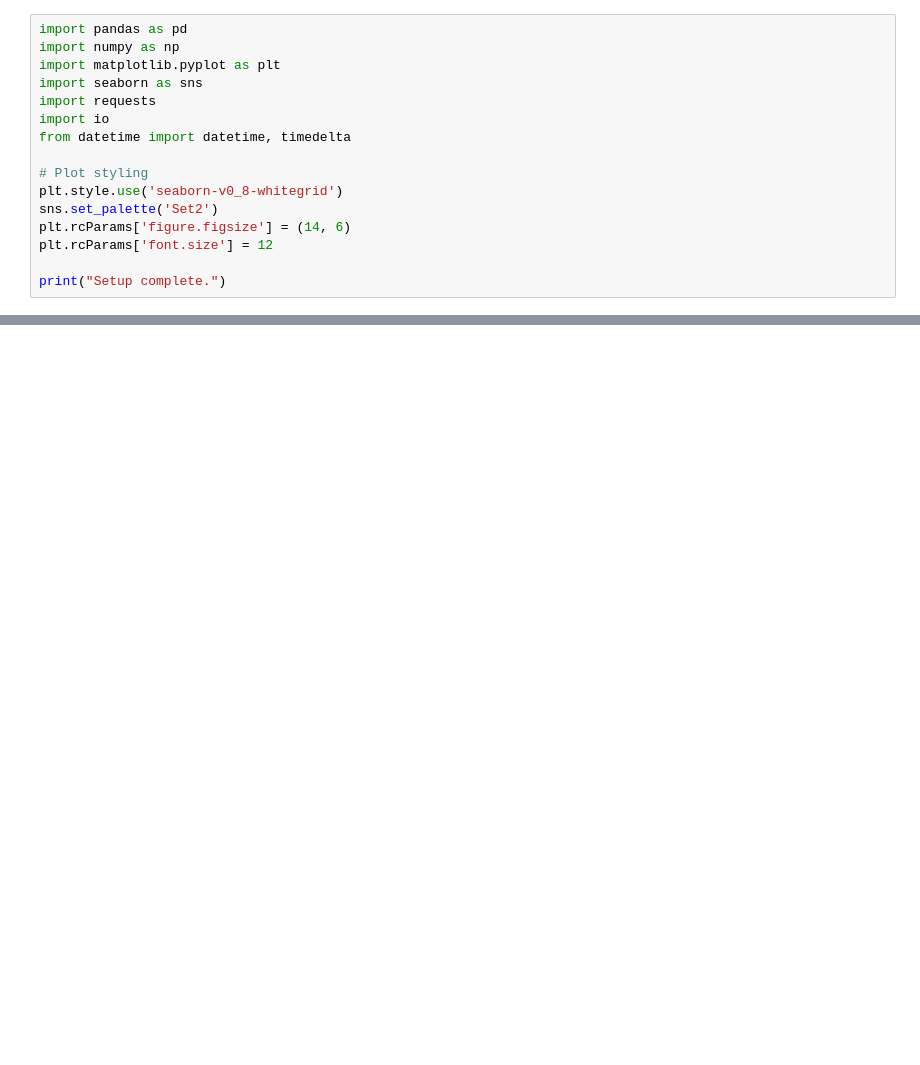
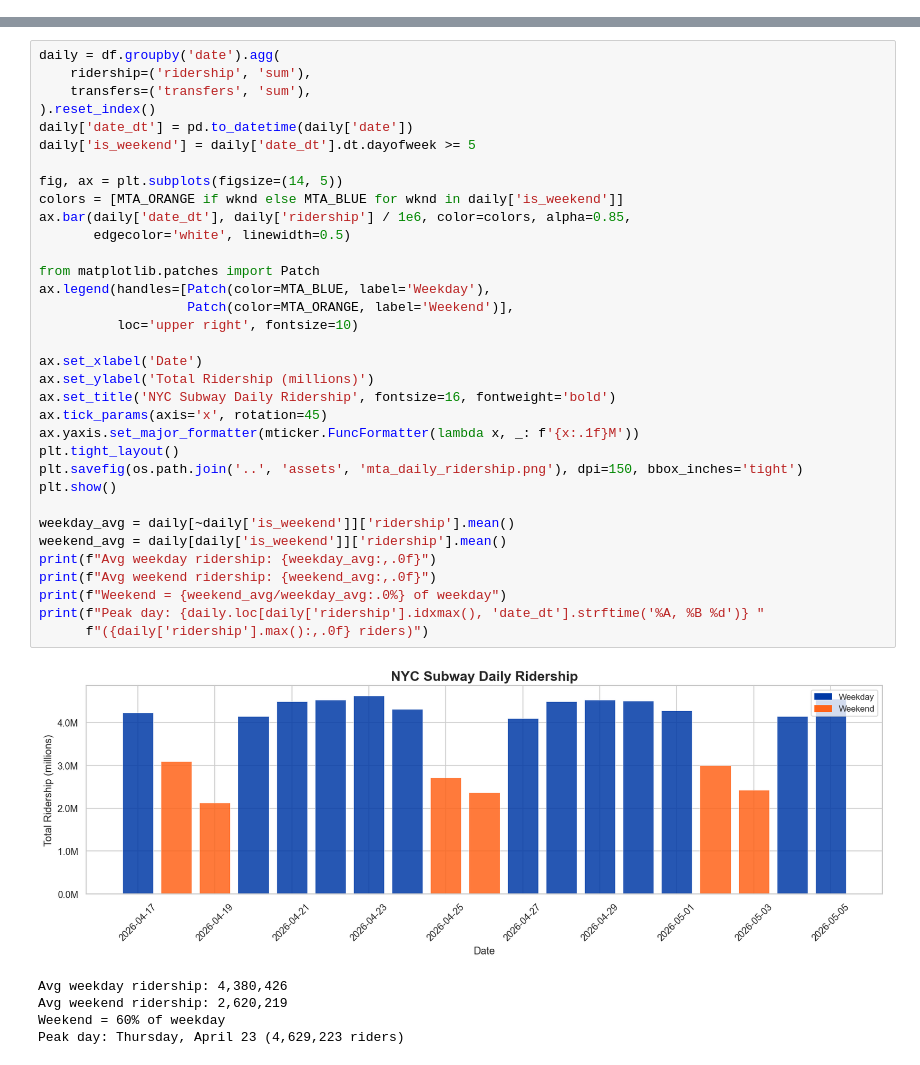
Before and after one commit to aimo1223/transit-portfolio, a Jupyter notebook: notebooks/01_mta_turnstile_ridership.ipynb, the cells around one changed output, grey strips where cells are left out. Cells and saved outputs as stored; diff of their text form; blank space fills up the shorter version.

Commit message:
Rebuild notebook 1 with NY Open Data hourly ridership source (replaces retired MTA turnstile files)
Co-Authored-By: Claude Opus 4.6 <noreply@anthropic.com>

```diff
--- a/notebooks/01_mta_turnstile_ridership.ipynb
+++ b/notebooks/01_mta_turnstile_ridership.ipynb
@@ -26,16 +0,0 @@ In this notebook, we'll:
-# %%
-import pandas as pd
-import numpy as np
-import matplotlib.pyplot as plt
-import seaborn as sns
-import requests
-import io
-from datetime import datetime, timedelta
-
-# Plot styling
-plt.style.use('seaborn-v0_8-whitegrid')
-sns.set_palette('Set2')
-plt.rcParams['figure.figsize'] = (14, 6)
-plt.rcParams['font.size'] = 12
-
-print("Setup complete.")
@@ -312,0 +236,40 @@ except Exception as e:
+# %%
+daily = df.groupby('date').agg(
+    ridership=('ridership', 'sum'),
+    transfers=('transfers', 'sum'),
+).reset_index()
+daily['date_dt'] = pd.to_datetime(daily['date'])
+daily['is_weekend'] = daily['date_dt'].dt.dayofweek >= 5
+
+fig, ax = plt.subplots(figsize=(14, 5))
+colors = [MTA_ORANGE if wknd else MTA_BLUE for wknd in daily['is_weekend']]
+ax.bar(daily['date_dt'], daily['ridership'] / 1e6, color=colors, alpha=0.85,
+       edgecolor='white', linewidth=0.5)
+
+from matplotlib.patches import Patch
+ax.legend(handles=[Patch(color=MTA_BLUE, label='Weekday'),
+                   Patch(color=MTA_ORANGE, label='Weekend')],
+          loc='upper right', fontsize=10)
+
+ax.set_xlabel('Date')
+ax.set_ylabel('Total Ridership (millions)')
+ax.set_title('NYC Subway Daily Ridership', fontsize=16, fontweight='bold')
+ax.tick_params(axis='x', rotation=45)
+ax.yaxis.set_major_formatter(mticker.FuncFormatter(lambda x, _: f'{x:.1f}M'))
+plt.tight_layout()
+plt.savefig(os.path.join('..', 'assets', 'mta_daily_ridership.png'), dpi=150, bbox_inches='tight')
+plt.show()
+
+weekday_avg = daily[~daily['is_weekend']]['ridership'].mean()
+weekend_avg = daily[daily['is_weekend']]['ridership'].mean()
+print(f"Avg weekday ridership: {weekday_avg:,.0f}")
+print(f"Avg weekend ridership: {weekend_avg:,.0f}")
+print(f"Weekend = {weekend_avg/weekday_avg:.0%} of weekday")
+print(f"Peak day: {daily.loc[daily['ridership'].idxmax(), 'date_dt'].strftime('%A, %B %d')} "
+      f"({daily['ridership'].max():,.0f} riders)")
+# %% [output]
+[figure, added]
+Avg weekday ridership: 4,380,426
+Avg weekend ridership: 2,620,219
+Weekend = 60% of weekday
+Peak day: Thursday, April 23 (4,629,223 riders)
```
Also changed, not shown: parts of 42 cells of this notebook, 1 other file.
